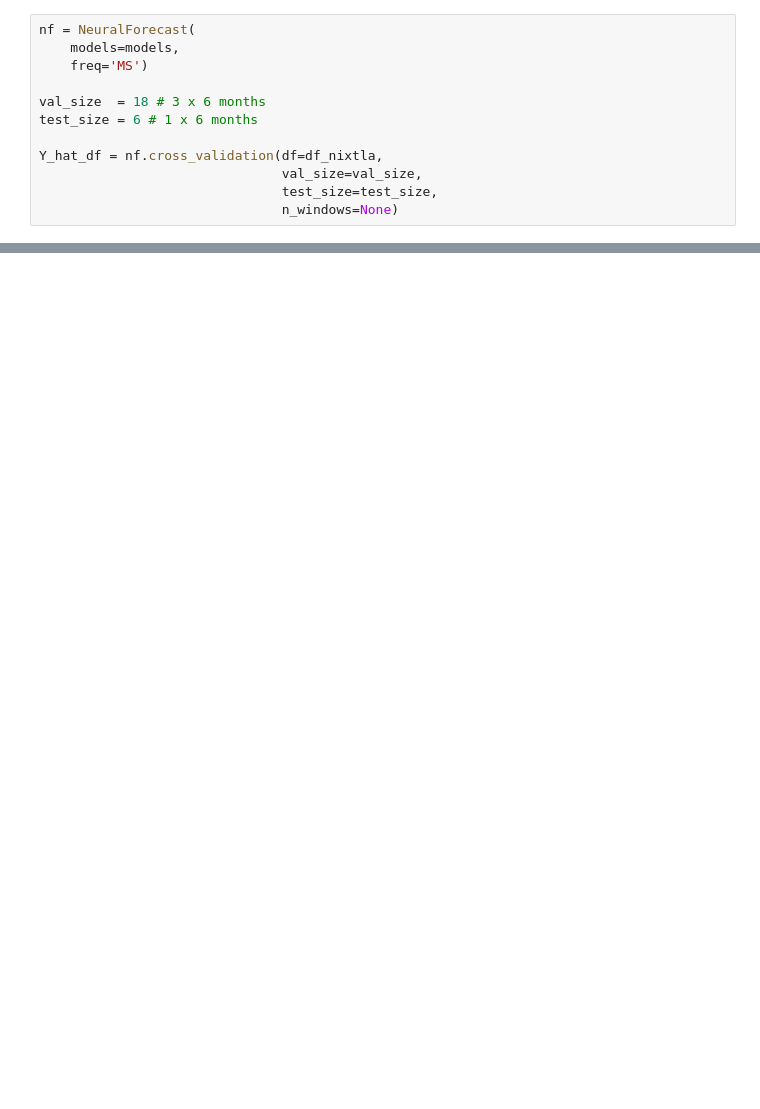
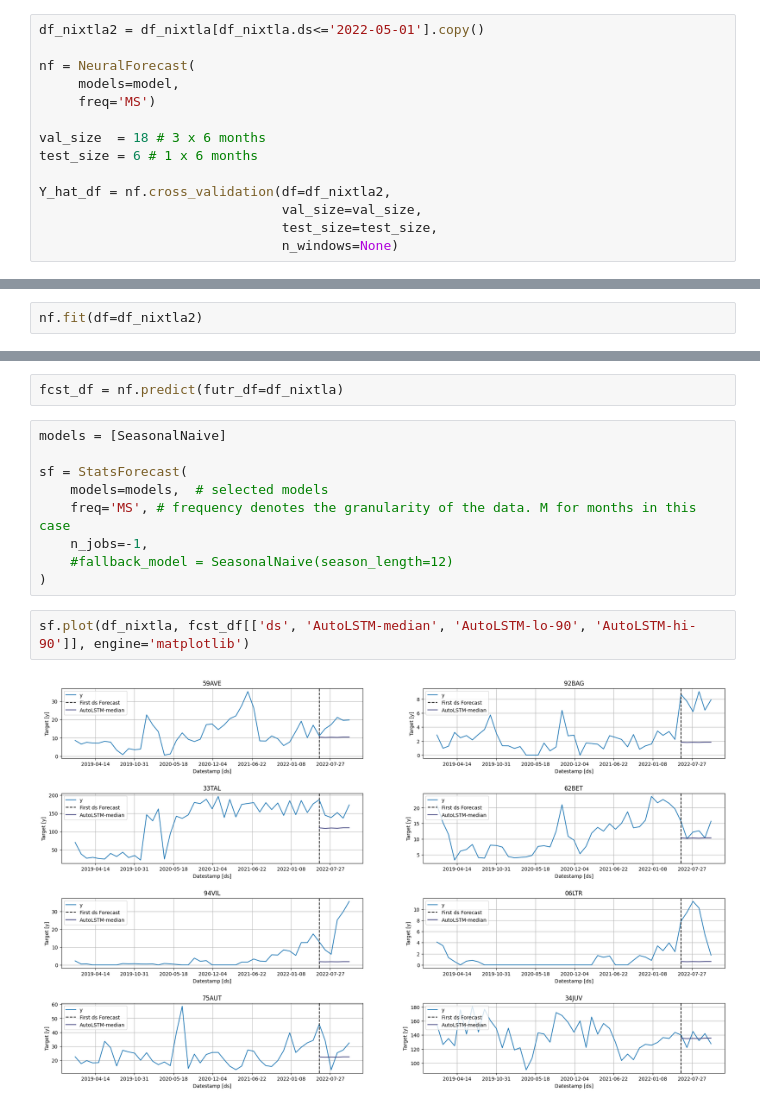
Before and after one commit to janrathfelder/dsci-janrth, a Jupyter notebook: time-series/Untitled.ipynb, the cells around one changed output, grey strips where cells are left out. Saved outputs shown, nothing was run; the diff lists cells and outputs as text; blank space fills up the shorter version.

Commit message:
multiple nixtla examples

```diff
--- a/time-series/Untitled.ipynb
+++ b/time-series/Untitled.ipynb
@@ -57,12 +69,14 @@ models = [AutoNHITS(h=horizon,
 # %%
+df_nixtla2 = df_nixtla[df_nixtla.ds<='2022-05-01'].copy()
+
 nf = NeuralForecast(
-    models=models,
-    freq='MS')
+     models=model,
+     freq='MS')
 
 val_size  = 18 # 3 x 6 months
 test_size = 6 # 1 x 6 months
 
-Y_hat_df = nf.cross_validation(df=df_nixtla,
+Y_hat_df = nf.cross_validation(df=df_nixtla2,
                                val_size=val_size,
                                test_size=test_size,
                                n_windows=None)
@@ -161,0 +133,2 @@ RuntimeError: No best trial found for the given metric: loss. This means that no
+# %%
+nf.fit(df=df_nixtla2)
@@ -161,0 +200,15 @@ RuntimeError: No best trial found for the given metric: loss. This means that no
+# %%
+fcst_df = nf.predict(futr_df=df_nixtla)
+# %%
+models = [SeasonalNaive]
+
+sf = StatsForecast(
+    models=models,  # selected models
+    freq='MS', # frequency denotes the granularity of the data. M for months in this case
+    n_jobs=-1,
+    #fallback_model = SeasonalNaive(season_length=12)
+)
+# %%
+sf.plot(df_nixtla, fcst_df[['ds', 'AutoLSTM-median', 'AutoLSTM-lo-90', 'AutoLSTM-hi-90']], engine='matplotlib')
+# %% [output]
+[figure, added]
```
Also changed, not shown: parts of 15 cells of this notebook, 7 other files.
